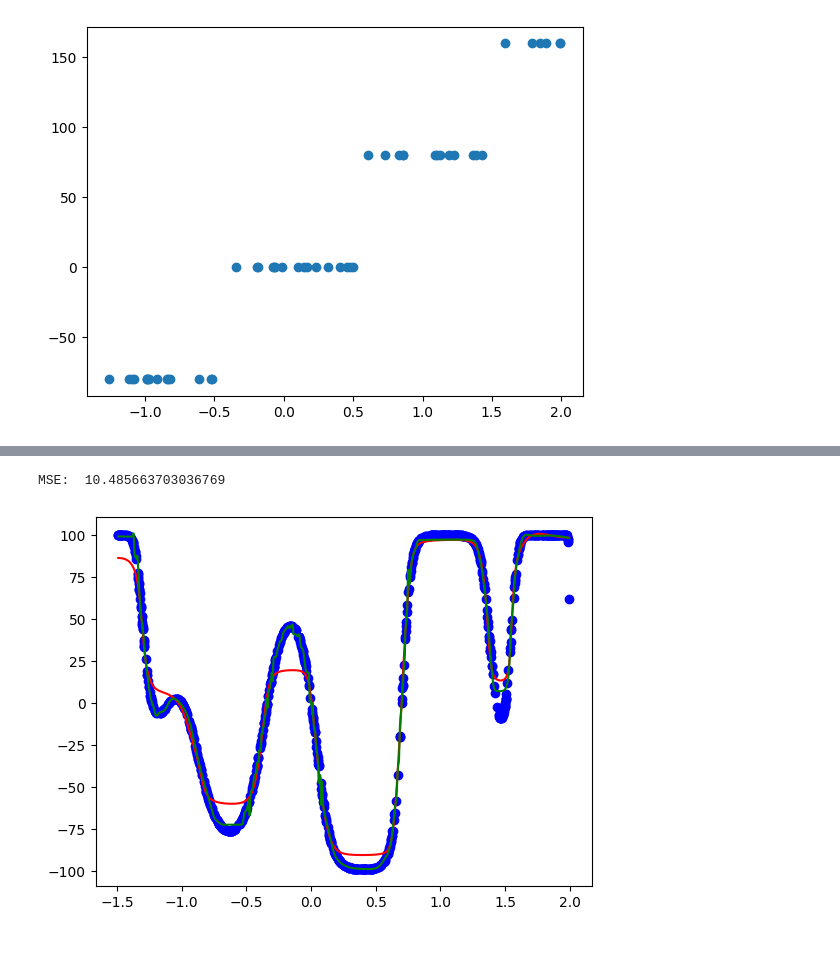
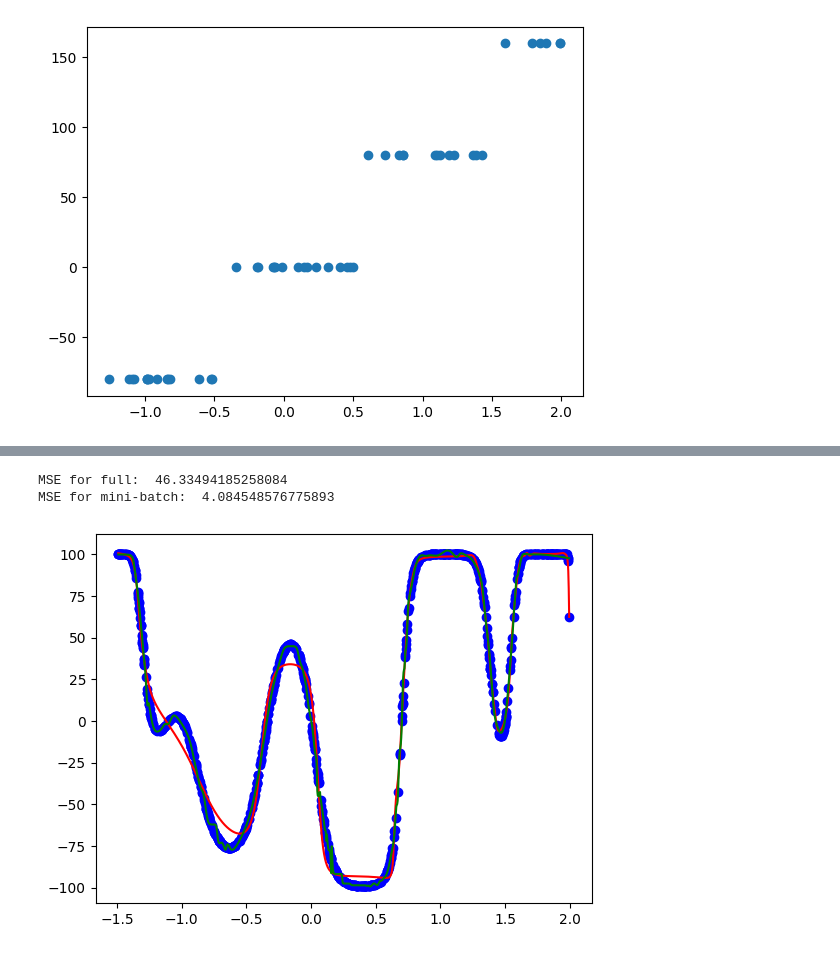
Before and after one commit to wojcikbart/NeuralNetworks, a Jupyter notebook: nn2/nn2.ipynb, the cells around one changed output, grey strips where cells are left out. Cells and saved outputs as stored; diff of their text form; code cells hidden in the pictures.

```diff
--- a/nn2/nn2.ipynb
+++ b/nn2/nn2.ipynb
@@ -176,5 +177,5 @@ MSE for mini-batch:  11.579771586896877
 # %%
-multimodal_train = pd.read_csv("dane_nn2\multimodal-large-training.csv")
+multimodal_train = pd.read_csv("dane_nn2/multimodal-large-training.csv")
 multimodal_train.head()
 X_multimodal_train = multimodal_train['x'].values.reshape(-1, 1)
 y_multimodal_train = multimodal_train['y'].values.reshape(-1, 1)
@@ -246,0 +238,2 @@ KeyboardInterrupt:
+# %%
+h1, wh1 = nn_multimodal.train(X_multimodal_train, y_multimodal_train, 0.0004, int(5e2), stop_condition=1, report_interval=10)
@@ -247,19 +258,24 @@ KeyboardInterrupt:
 # %%
-multimodal_test = pd.read_csv("dane_nn2\multimodal-large-test.csv")
+multimodal_test = pd.read_csv("dane_nn2/multimodal-large-test.csv")
 multimodal_test.head()
 X_multimodal_test = multimodal_test['x'].values.reshape(-1, 1)
 y_multimodal_test = multimodal_test['y'].values.reshape(-1, 1)
 
+y_multimodal_pred = nn_multimodal.predict(X_multimodal_test)
+mse_multimodal = np.mean(np.square(y_multimodal_test - y_multimodal_pred))
+print("MSE for full: ", mse_multimodal)
+
 y_multimodal_pred = nn_multimodal2.predict(X_multimodal_test)
 mse_multimodal = np.mean(np.square(y_multimodal_test - y_multimodal_pred))
-print("MSE: ", mse_multimodal)
+print("MSE for mini-batch: ", mse_multimodal)
 
 x = np.linspace(min(X_multimodal_test), max(X_multimodal_test), 1000)
 
 plt.scatter(X_multimodal_test, y_multimodal_test, color='blue')
 plt.plot(x, nn_multimodal.predict(x), color='red')
 plt.plot(x, nn_multimodal2.predict(x), color='green')
 plt.show()
 # %% [output]
-MSE:  10.485663703036769
+MSE for full:  46.33494185258084
+MSE for mini-batch:  4.084548576775893
-[figure, old version]
+[figure, new version]
```
Also changed, not shown: parts of 10 cells of this notebook.
